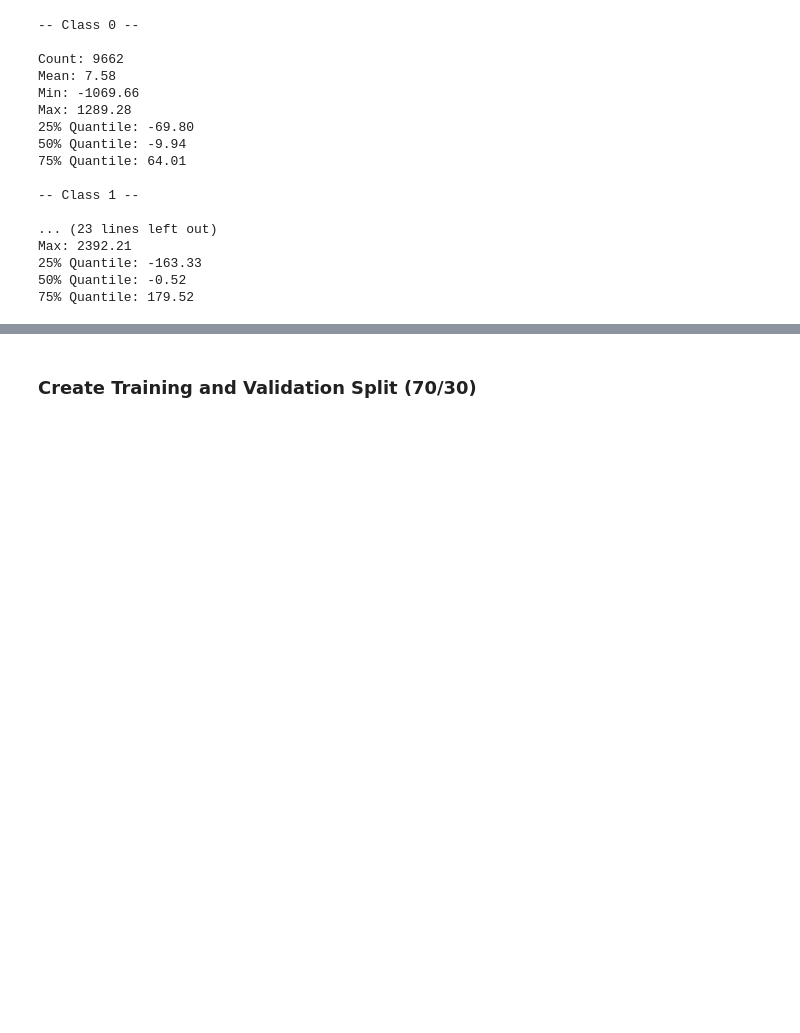
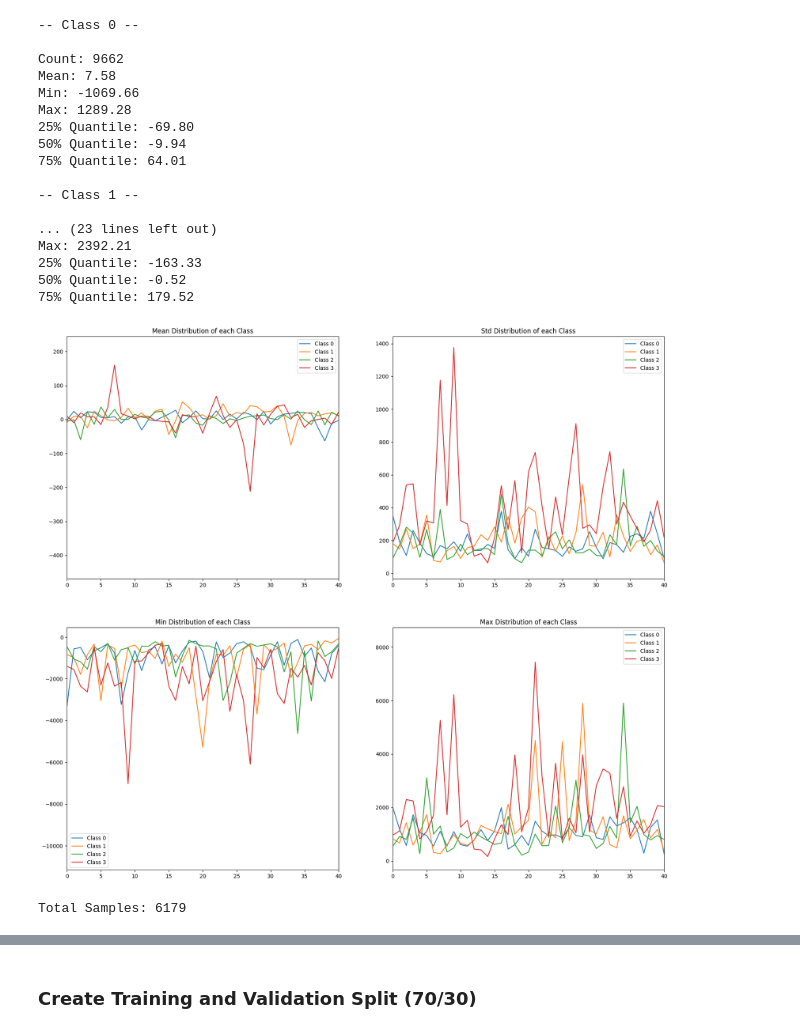
Before and after one commit to Mo20DE/AMLS, a Jupyter notebook: main.ipynb, the cells around one changed output, grey strips where cells are left out. Cells and saved outputs as stored; diff of their text form; code cells hidden in the pictures; blank space fills up the shorter version.

```diff
--- a/main.ipynb
+++ b/main.ipynb
@@ -211,52 +212,55 @@ Max: 2392.21
 50% Quantile: -0.52
 75% Quantile: 179.52
 # %%
-# # compute the mean
-# df["Mean"] = df["Data"].apply(lambda sample: sample.mean())
-# df["Std"] = df["Data"].apply(lambda sample: sample.std())
-# df["Min"] = df["Data"].apply(lambda sample: sample.min())
-# df["Max"] = df["Data"].apply(lambda sample: sample.max())
+# compute the mean
+df["Mean"] = df["Data"].apply(lambda sample: sample.mean())
+df["Std"] = df["Data"].apply(lambda sample: sample.std())
+df["Min"] = df["Data"].apply(lambda sample: sample.min())
+df["Max"] = df["Data"].apply(lambda sample: sample.max())
 
-# fig, axs = plt.subplots(2, 2, figsize=(20,18))
+fig, axs = plt.subplots(2, 2, figsize=(20,18))
 
-# # plot stats
-# total = 0
+# plot stats
+total = 0
 
-# for i in range(len(classes)):
+for i in range(len(classes)):
 
-#   grouped = df.groupby("Labels").get_group(i)
-#   mean = grouped["Mean"].to_numpy()
-#   std = grouped["Std"].to_numpy()
-#   min = grouped["Min"].to_numpy()
-#   max = grouped["Max"].to_numpy()
-#   total += len(grouped)
+  grouped = df.groupby("Class").get_group(i)
+  mean = grouped["Mean"].to_numpy()
+  std = grouped["Std"].to_numpy()
+  min = grouped["Min"].to_numpy()
+  max = grouped["Max"].to_numpy()
+  total += len(grouped)
 
-#   axs[0, 0].plot(mean, label=classes[i])
-#   axs[0, 0].set_title("Mean Distribution of each Class")
-#   axs[0, 0].legend()
-#   axs[0, 0].set_xlim(0, 40)
-#   # axs[0, 0].set_ylim(-50, 50)
+  axs[0, 0].plot(mean, label=classes[i])
+  axs[0, 0].set_title("Mean Distribution of each Class")
+  axs[0, 0].legend()
+  axs[0, 0].set_xlim(0, 40)
+  # axs[0, 0].set_ylim(-50, 50)
 
-#   axs[0, 1].plot(std, label=classes[i])
-#   axs[0, 1].set_title("Std Distribution of each Class")
-#   axs[0, 1].legend()
-#   axs[0, 1].set_xlim(0, 40)
+  axs[0, 1].plot(std, label=classes[i])
+  axs[0, 1].set_title("Std Distribution of each Class")
+  axs[0, 1].legend()
+  axs[0, 1].set_xlim(0, 40)
 
-#   axs[1, 0].plot(min, label=classes[i])
-#   axs[1, 0].set_title("Min Distribution of each Class")
-#   axs[1, 0].legend()
-#   axs[1, 0].set_xlim(0, 40)
+  axs[1, 0].plot(min, label=classes[i])
+  axs[1, 0].set_title("Min Distribution of each Class")
+  axs[1, 0].legend()
+  axs[1, 0].set_xlim(0, 40)
 
-#   axs[1, 1].plot(max, label=classes[i])
-#   axs[1, 1].set_title("Max Distribution of each Class")
-#   axs[1, 1].legend()
-#   axs[1, 1].set_xlim(0, 40)
+  axs[1, 1].plot(max, label=classes[i])
+  axs[1, 1].set_title("Max Distribution of each Class")
+  axs[1, 1].legend()
+  axs[1, 1].set_xlim(0, 40)
 
-# plt.legend()
-# plt.show()
+plt.legend()
+plt.show()
 
-# print(f"Total Samples: {total}")
-# # df.groupby("Labels")["Data"]
+print(f"Total Samples: {total}")
+# df.groupby("Labels")["Data"]
+# %% [output]
+[figure, added]
+Total Samples: 6179
 # %%
 # take the samples with length=9000
 df2 = df[df.Lengths == 9000].groupby("Class").mean()
```
Also changed, not shown: parts of 11 cells of this notebook, 1 other file.
